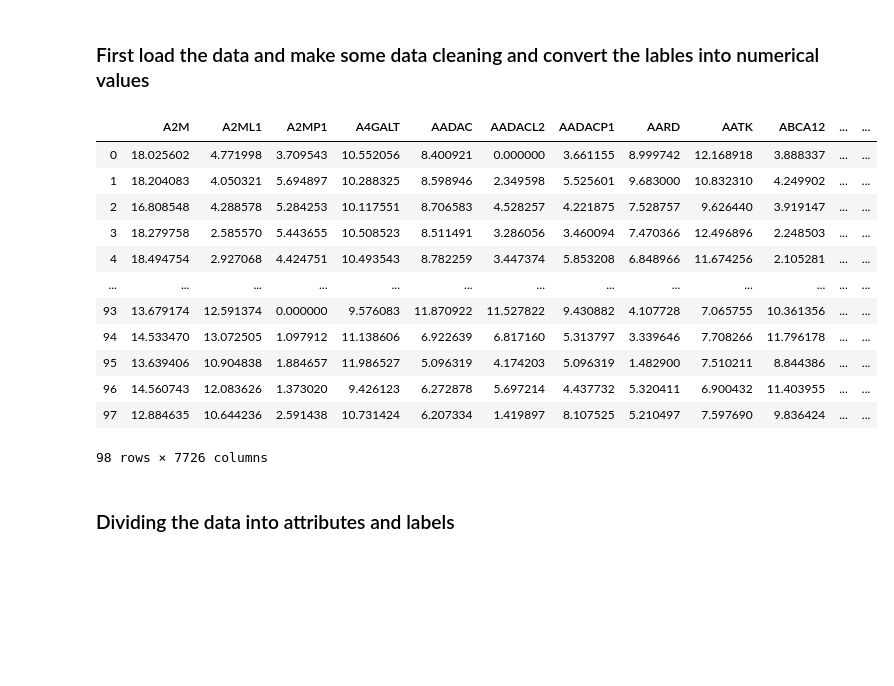
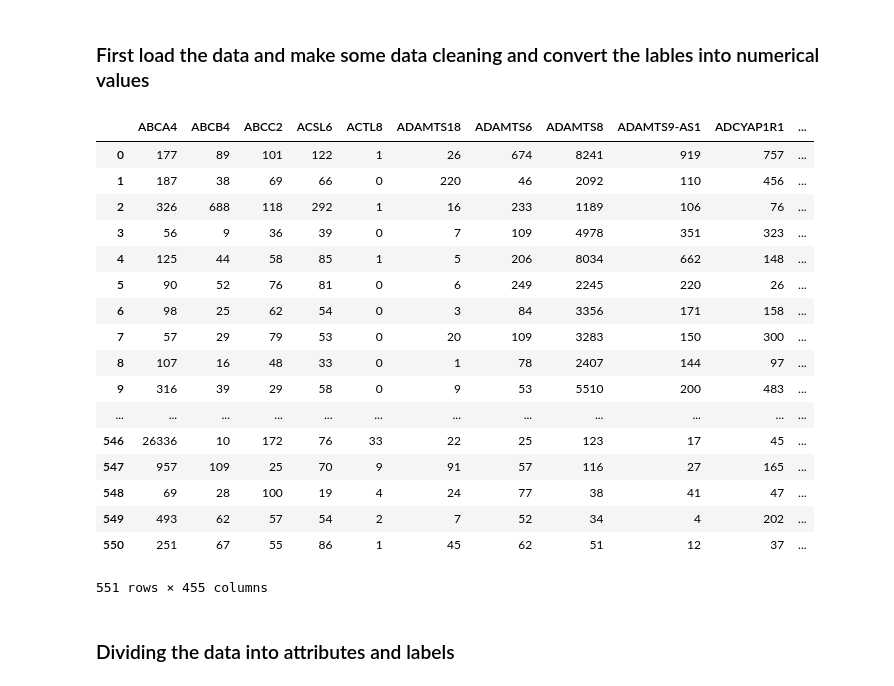
Before and after one commit to ruwaa-mohamed/TCGA-LUAD, a Jupyter notebook: Random_forest.ipynb, the cells around one changed output. Drawn from its saved outputs; the diff is of its cells as text; code cells hidden in the pictures; blank space fills up the shorter version.

```diff
--- a/Random_forest.ipynb
+++ b/Random_forest.ipynb
@@ -10,23 +10,27 @@ from sklearn.metrics import classification_report, confusion_matrix, accuracy_sc
 # %% [markdown]
 ### First load the data and make some data cleaning and convert the lables into numerical values
 # %%
-df = pd.read_csv("processed_data-done.csv")
-df.drop(columns="Unnamed: 0", inplace= True)
+df = pd.read_table("final/processed_squamous_done.txt", sep=" ")
 df = df.replace({"Normal": 0, "tumor": 1})
 df
 # %% [output]
-|  | A2M | A2ML1 | A2MP1 | A4GALT | AADAC | AADACL2 | AADACP1 | AARD | AATK | ABCA12 | ... | ... |
-| 0 | 18.025602 | 4.771998 | 3.709543 | 10.552056 | 8.400921 | 0.000000 | 3.661155 | 8.999742 | 12.168918 | 3.888337 | ... | ... |
-| 1 | 18.204083 | 4.050321 | 5.694897 | 10.288325 | 8.598946 | 2.349598 | 5.525601 | 9.683000 | 10.832310 | 4.249902 | ... | ... |
-| 2 | 16.808548 | 4.288578 | 5.284253 | 10.117551 | 8.706583 | 4.528257 | 4.221875 | 7.528757 | 9.626440 | 3.919147 | ... | ... |
-| 3 | 18.279758 | 2.585570 | 5.443655 | 10.508523 | 8.511491 | 3.286056 | 3.460094 | 7.470366 | 12.496896 | 2.248503 | ... | ... |
-| 4 | 18.494754 | 2.927068 | 4.424751 | 10.493543 | 8.782259 | 3.447374 | 5.853208 | 6.848966 | 11.674256 | 2.105281 | ... | ... |
-| ... | ... | ... | ... | ... | ... | ... | ... | ... | ... | ... | ... | ... |
-| 93 | 13.679174 | 12.591374 | 0.000000 | 9.576083 | 11.870922 | 11.527822 | 9.430882 | 4.107728 | 7.065755 | 10.361356 | ... | ... |
-| 94 | 14.533470 | 13.072505 | 1.097912 | 11.138606 | 6.922639 | 6.817160 | 5.313797 | 3.339646 | 7.708266 | 11.796178 | ... | ... |
-| 95 | 13.639406 | 10.904838 | 1.884657 | 11.986527 | 5.096319 | 4.174203 | 5.096319 | 1.482900 | 7.510211 | 8.844386 | ... | ... |
-| 96 | 14.560743 | 12.083626 | 1.373020 | 9.426123 | 6.272878 | 5.697214 | 4.437732 | 5.320411 | 6.900432 | 11.403955 | ... | ... |
-| 97 | 12.884635 | 10.644236 | 2.591438 | 10.731424 | 6.207334 | 1.419897 | 8.107525 | 5.210497 | 7.597690 | 9.836424 | ... | ... |
+|  | ABCA4 | ABCB4 | ABCC2 | ACSL6 | ACTL8 | ADAMTS18 | ADAMTS6 | ADAMTS8 | ADAMTS9-AS1 | ADCYAP1R1 | ... |
+| 0 | 177 | 89 | 101 | 122 | 1 | 26 | 674 | 8241 | 919 | 757 | ... |
+| 1 | 187 | 38 | 69 | 66 | 0 | 220 | 46 | 2092 | 110 | 456 | ... |
+| 2 | 326 | 688 | 118 | 292 | 1 | 16 | 233 | 1189 | 106 | 76 | ... |
+| 3 | 56 | 9 | 36 | 39 | 0 | 7 | 109 | 4978 | 351 | 323 | ... |
+| 4 | 125 | 44 | 58 | 85 | 1 | 5 | 206 | 8034 | 662 | 148 | ... |
+| 5 | 90 | 52 | 76 | 81 | 0 | 6 | 249 | 2245 | 220 | 26 | ... |
+| 6 | 98 | 25 | 62 | 54 | 0 | 3 | 84 | 3356 | 171 | 158 | ... |
+| 7 | 57 | 29 | 79 | 53 | 0 | 20 | 109 | 3283 | 150 | 300 | ... |
+| 8 | 107 | 16 | 48 | 33 | 0 | 1 | 78 | 2407 | 144 | 97 | ... |
+| 9 | 316 | 39 | 29 | 58 | 0 | 9 | 53 | 5510 | 200 | 483 | ... |
+| ... | ... | ... | ... | ... | ... | ... | ... | ... | ... | ... | ... |
+| 546 | 26336 | 10 | 172 | 76 | 33 | 22 | 25 | 123 | 17 | 45 | ... |
+| 547 | 957 | 109 | 25 | 70 | 9 | 91 | 57 | 116 | 27 | 165 | ... |
+| 548 | 69 | 28 | 100 | 19 | 4 | 24 | 77 | 38 | 41 | 47 | ... |
+| 549 | 493 | 62 | 57 | 54 | 2 | 7 | 52 | 34 | 4 | 202 | ... |
+| 550 | 251 | 67 | 55 | 86 | 1 | 45 | 62 | 51 | 12 | 37 | ... |
-98 rows × 7726 columns
+551 rows × 455 columns
 # %% [markdown]
 ### Dividing the data into attributes and labels
```
Also changed, not shown: parts of 6 cells of this notebook, 2 other files.
